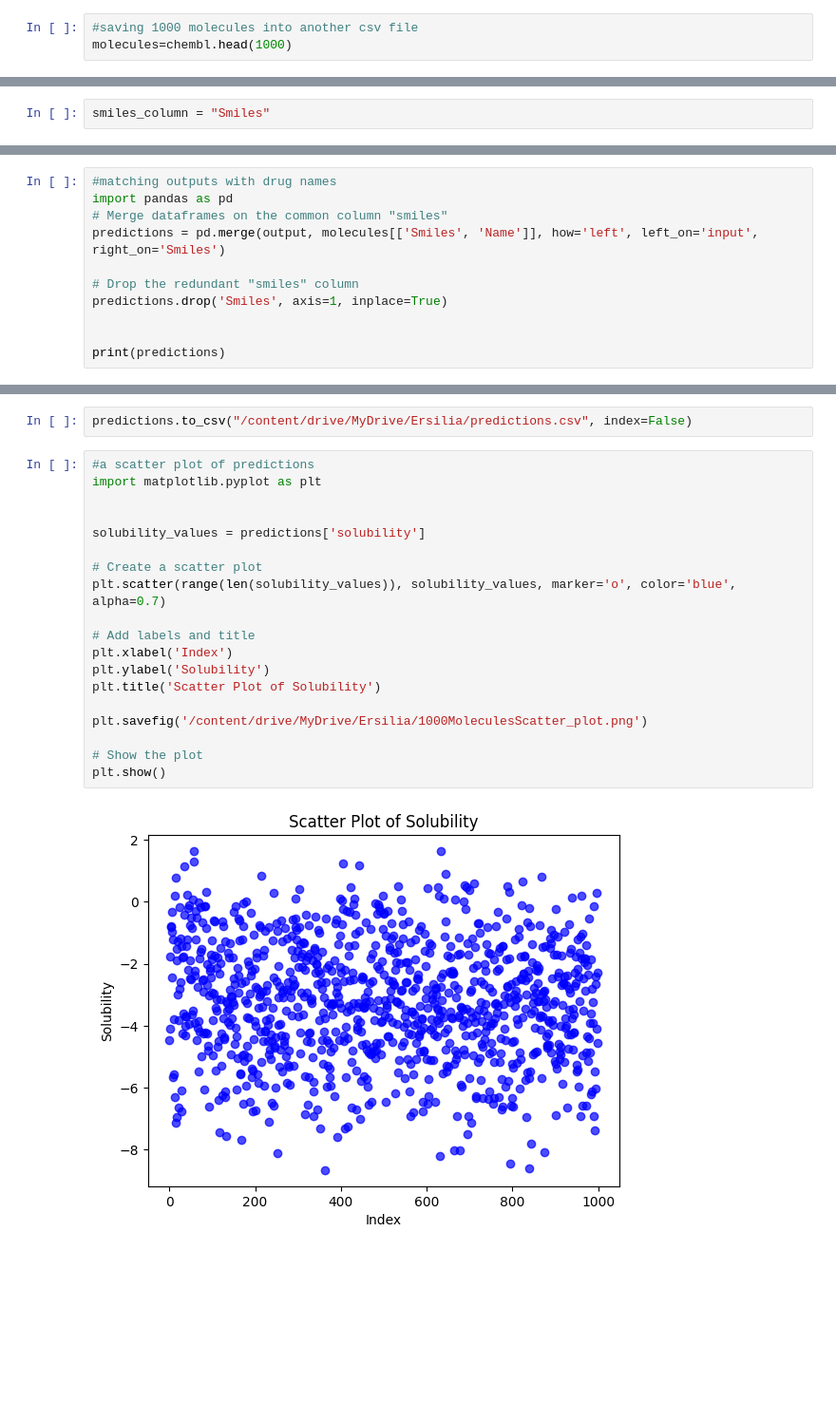
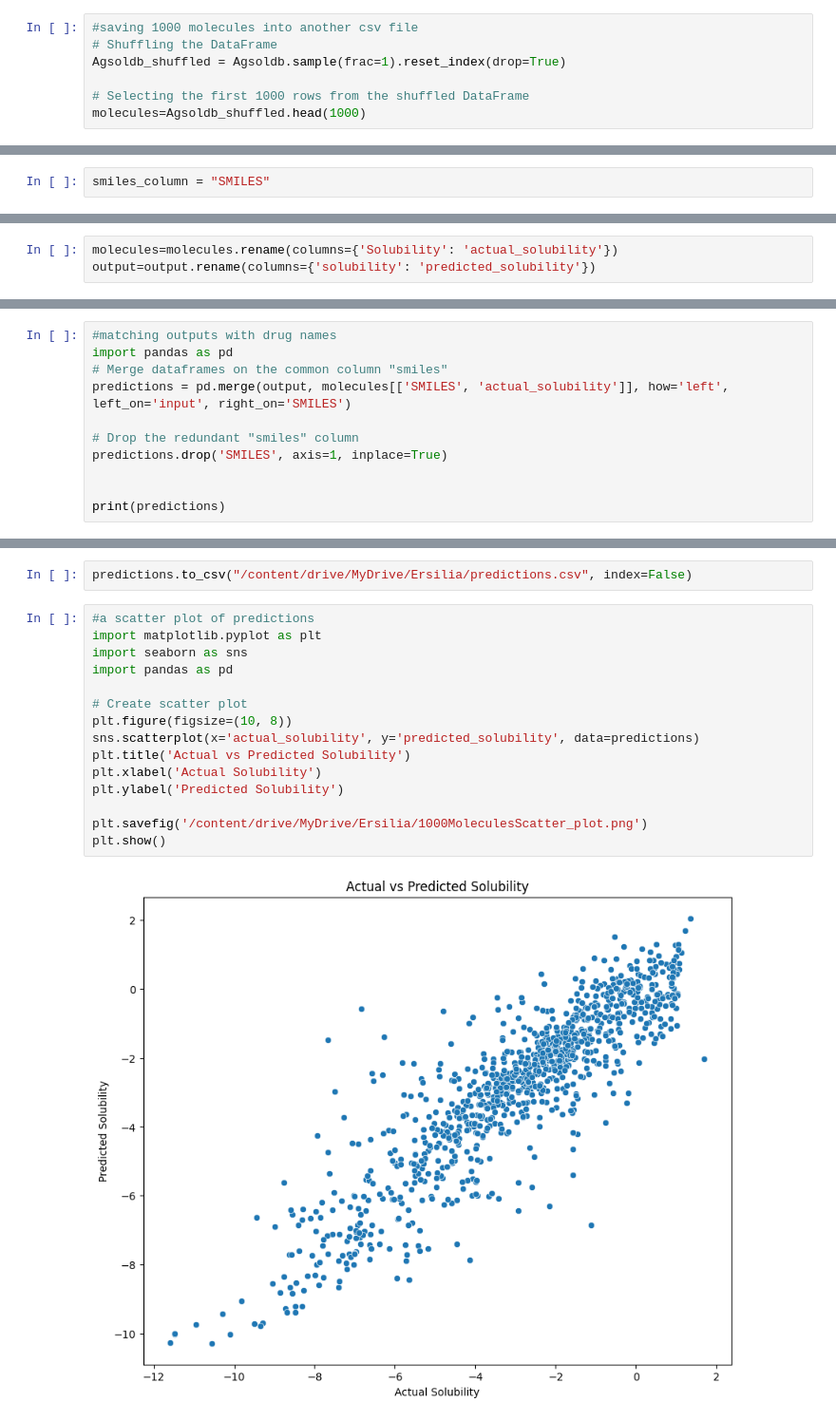
Before and after one commit to dzumii/eos6oli_model_validation, a Jupyter notebook: notebooks/Ersilia_Week2_Task1_3to4.ipynb, the cells around one changed output, grey strips where cells are left out. Shown at 95% size. Saved outputs shown, nothing was run; the diff lists cells and outputs as text; blank space fills up the shorter version.

```diff
--- a/notebooks/Ersilia_Week2_Task1_3to4.ipynb
+++ b/notebooks/Ersilia_Week2_Task1_3to4.ipynb
@@ -357,6 +323,10 @@ memory usage: 768.5+ KB
 # %%
 #saving 1000 molecules into another csv file
-molecules=chembl.head(1000)
+# Shuffling the DataFrame
+Agsoldb_shuffled = Agsoldb.sample(frac=1).reset_index(drop=True)
+
+# Selecting the first 1000 rows from the shuffled DataFrame
+molecules=Agsoldb_shuffled.head(1000)
 # %%
 molecules.info()
 # %% [output]
@@ -384,7 +354,7 @@ input_folder = "/content/drive/MyDrive/Ersilia"
 # %%
 input_filename = "1000molecules"
 # %%
-smiles_column = "Smiles"
+smiles_column = "SMILES"
 # %%
 path = "%s/%s.csv" % (input_folder, input_filename)
 smi_col = "%s" % smiles_column
@@ -412,0 +399,3 @@ Successful 👍! Time taken: 65.81 seconds
+# %%
+molecules=molecules.rename(columns={'Solubility': 'actual_solubility'})
+output=output.rename(columns={'solubility': 'predicted_solubility'})
@@ -416,10 +424,10 @@ output.to_csv("/content/drive/MyDrive/Ersilia/1000predictions.csv", index=False)
 #matching outputs with drug names
 import pandas as pd
 # Merge dataframes on the common column "smiles"
-predictions = pd.merge(output, molecules[['Smiles', 'Name']], how='left', left_on='input', right_on='Smiles')
+predictions = pd.merge(output, molecules[['SMILES', 'actual_solubility']], how='left', left_on='input', right_on='SMILES')
 
 # Drop the redundant "smiles" column
-predictions.drop('Smiles', axis=1, inplace=True)
+predictions.drop('SMILES', axis=1, inplace=True)
 
 
 print(predictions)
@@ -446,21 +454,17 @@ predictions.to_csv("/content/drive/MyDrive/Ersilia/predictions.csv", index=False
 # %%
 #a scatter plot of predictions
 import matplotlib.pyplot as plt
+import seaborn as sns
+import pandas as pd
 
-
-solubility_values = predictions['solubility']
-
-# Create a scatter plot
-plt.scatter(range(len(solubility_values)), solubility_values, marker='o', color='blue', alpha=0.7)
-
-# Add labels and title
-plt.xlabel('Index')
-plt.ylabel('Solubility')
-plt.title('Scatter Plot of Solubility')
+# Create scatter plot
+plt.figure(figsize=(10, 8))
+sns.scatterplot(x='actual_solubility', y='predicted_solubility', data=predictions)
+plt.title('Actual vs Predicted Solubility')
+plt.xlabel('Actual Solubility')
+plt.ylabel('Predicted Solubility')
 
 plt.savefig('/content/drive/MyDrive/Ersilia/1000MoleculesScatter_plot.png')
-
-# Show the plot
 plt.show()
 # %% [output]
-[figure, old version]
+[figure, new version]
```
Also changed, not shown: parts of 27 cells of this notebook, 10 other files.
